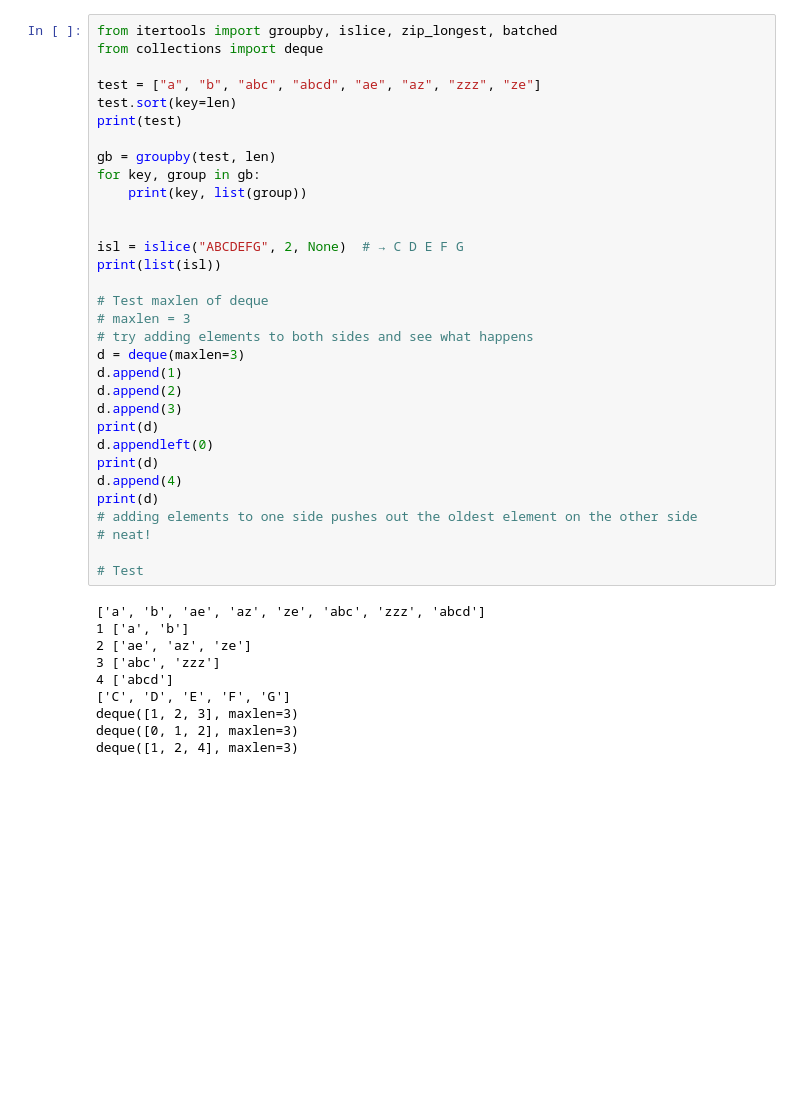
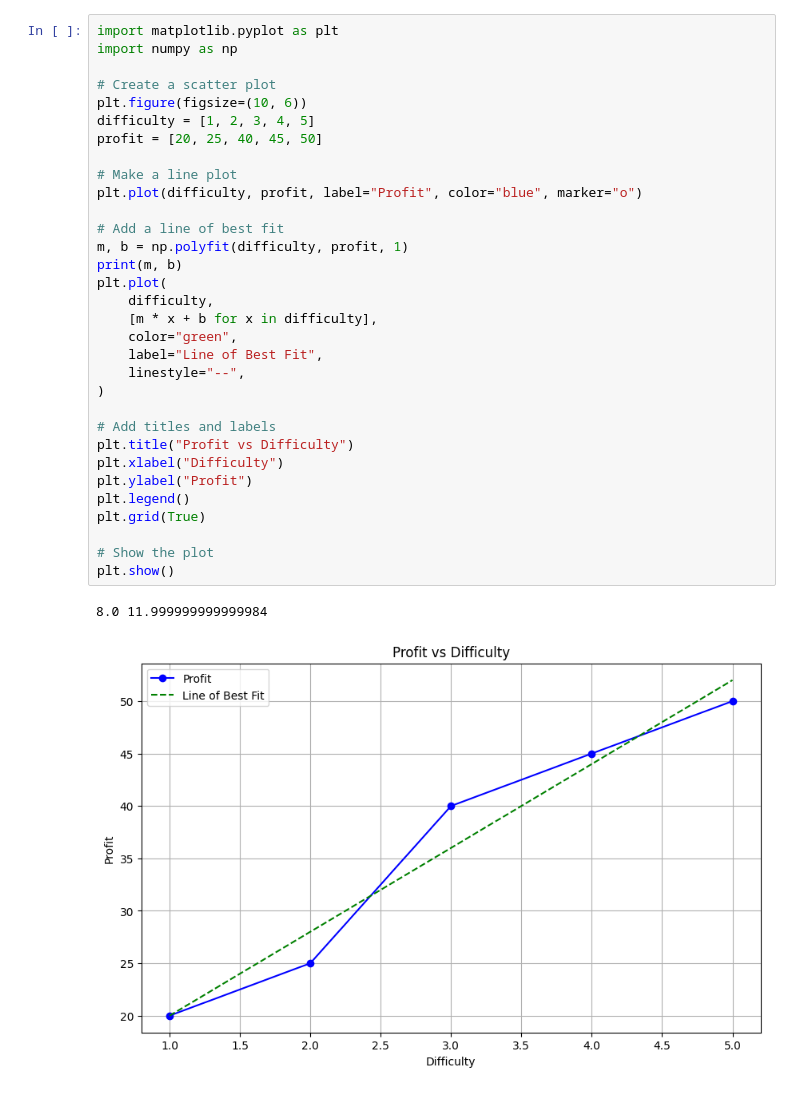
Before and after one commit to Drblessing/leetcode, a Jupyter notebook: scratch.ipynb, the cells around one changed output. Drawn from its saved outputs; the diff is of its cells as text; blank space fills up the shorter version.

```diff
--- a/scratch.ipynb
+++ b/scratch.ipynb
@@ -1571,42 +1,35 @@ array[:]
-# %%
-from itertools import groupby, islice, zip_longest, batched
-from collections import deque
-
-test = ["a", "b", "abc", "abcd", "ae", "az", "zzz", "ze"]
-test.sort(key=len)
-print(test)
-
-gb = groupby(test, len)
-for key, group in gb:
-    print(key, list(group))
-
-
-isl = islice("ABCDEFG", 2, None)  # → C D E F G
-print(list(isl))
-
-# Test maxlen of deque
-# maxlen = 3
-# try adding elements to both sides and see what happens
-d = deque(maxlen=3)
-d.append(1)
-d.append(2)
-d.append(3)
-print(d)
-d.appendleft(0)
-print(d)
-d.append(4)
-print(d)
-# adding elements to one side pushes out the oldest element on the other side
-# neat!
-
-# Test
-# %% [output]
-['a', 'b', 'ae', 'az', 'ze', 'abc', 'zzz', 'abcd']
-1 ['a', 'b']
-2 ['ae', 'az', 'ze']
-3 ['abc', 'zzz']
-4 ['abcd']
-['C', 'D', 'E', 'F', 'G']
-deque([1, 2, 3], maxlen=3)
-deque([0, 1, 2], maxlen=3)
-deque([1, 2, 4], maxlen=3)
+# %%
+import matplotlib.pyplot as plt
+import numpy as np
+
+# Create a scatter plot
+plt.figure(figsize=(10, 6))
+difficulty = [1, 2, 3, 4, 5]
+profit = [20, 25, 40, 45, 50]
+
+# Make a line plot
+plt.plot(difficulty, profit, label="Profit", color="blue", marker="o")
+
+# Add a line of best fit
+m, b = np.polyfit(difficulty, profit, 1)
+print(m, b)
+plt.plot(
+    difficulty,
+    [m * x + b for x in difficulty],
+    color="green",
+    label="Line of Best Fit",
+    linestyle="--",
+)
+
+# Add titles and labels
+plt.title("Profit vs Difficulty")
+plt.xlabel("Difficulty")
+plt.ylabel("Profit")
+plt.legend()
+plt.grid(True)
+
+# Show the plot
+plt.show()
+# %% [output]
+8.0 11.999999999999984
+[figure, added]
```
Also changed, not shown: parts of 80 cells of this notebook.
